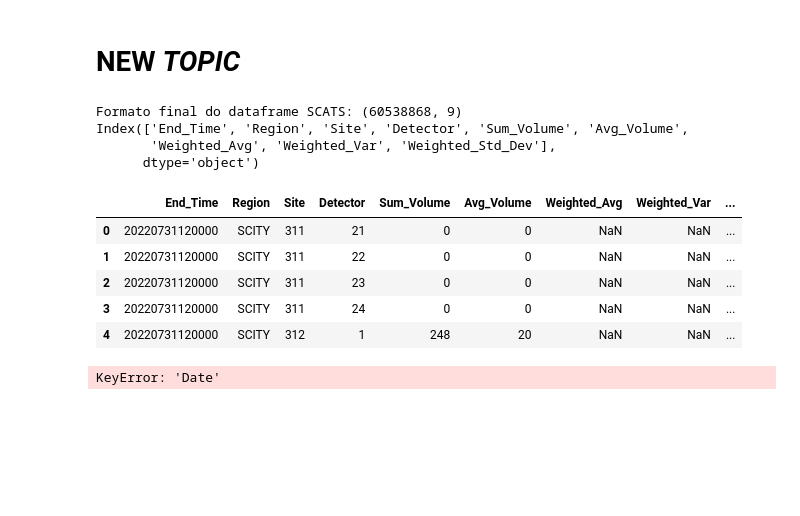
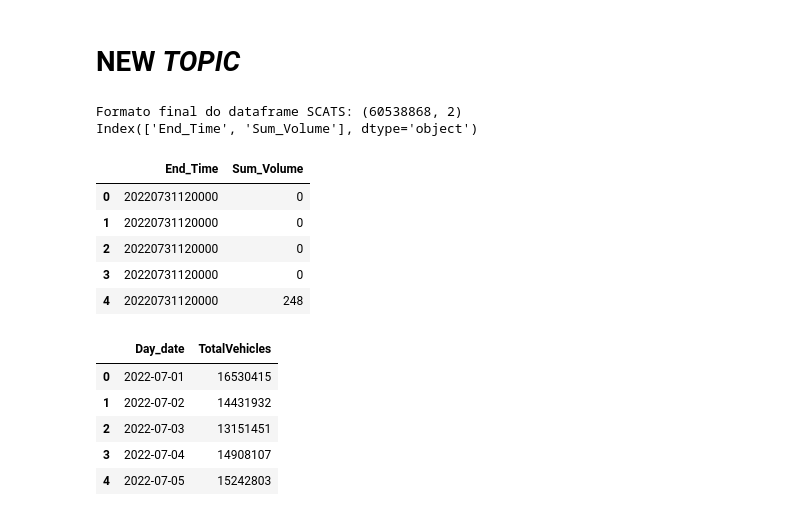
Before and after one commit to GiselleMelo/Ubiquity, a Jupyter notebook: projeto.ipynb, the cells around one changed output. Drawn from its saved outputs; the diff is of its cells as text; code cells hidden in the pictures; blank space fills up the shorter version.

```diff
--- a/projeto.ipynb
+++ b/projeto.ipynb
@@ -705,63 +705,59 @@ Although the observed correlations were generally weak to moderate, the results
 # %%
 import pandas as pd
 import os
 
 # Lista com os nomes dos arquivos SCATS
 scats_files = [
     'SCATSJuly2022.csv',
     'SCATSAugust2022.csv',
     'SCATSSeptember2022.csv',
     'SCATSOctober2022.csv',
     'SCATSNovember2022.csv',
     'SCATSDecember2022.csv'
 ]
 
 # Lista para armazenar os dataframes
 dfs = []
 
 # Loop para carregar cada arquivo e adicionar à lista
 for file in scats_files:
-    df = pd.read_csv(file)
+    df = pd.read_csv(file, usecols=['End_Time', 'Sum_Volume'])
     dfs.append(df)
 
 # Concatenar todos os dataframes em um único dataframe
 scats_all = pd.concat(dfs, ignore_index=True)
 
 # Exibir informações básicas do dataframe concatenado
 print("Formato final do dataframe SCATS:", scats_all.shape)
 print(scats_all.columns)
 scats_all.head()
 # %% [output]
-Formato final do dataframe SCATS: (60538868, 9)
-Index(['End_Time', 'Region', 'Site', 'Detector', 'Sum_Volume', 'Avg_Volume',
-       'Weighted_Avg', 'Weighted_Var', 'Weighted_Std_Dev'],
-      dtype='object')
+Formato final do dataframe SCATS: (60538868, 2)
+Index(['End_Time', 'Sum_Volume'], dtype='object')
-|  | End_Time | Region | Site | Detector | Sum_Volume | Avg_Volume | Weighted_Avg | Weighted_Var | ... |
-| 0 | 20220731120000 | SCITY | 311 | 21 | 0 | 0 | NaN | NaN | ... |
-| 1 | 20220731120000 | SCITY | 311 | 22 | 0 | 0 | NaN | NaN | ... |
-| 2 | 20220731120000 | SCITY | 311 | 23 | 0 | 0 | NaN | NaN | ... |
-| 3 | 20220731120000 | SCITY | 311 | 24 | 0 | 0 | NaN | NaN | ... |
-| 4 | 20220731120000 | SCITY | 312 | 1 | 248 | 20 | NaN | NaN | ... |
+|  | End_Time | Sum_Volume |
+| 0 | 20220731120000 | 0 |
+| 1 | 20220731120000 | 0 |
+| 2 | 20220731120000 | 0 |
+| 3 | 20220731120000 | 0 |
+| 4 | 20220731120000 | 248 |
 # %%
 # Converter 'End_Time' para datetime (timestamp)
 import pandas as pd
 scats_all['End_Time'] = pd.to_datetime(scats_all['End_Time'], format='%Y%m%d%H%M%S')
 
 # Criar coluna 'Date' com apenas a data (sem hora)
-scats_all['Date'] = scats_all['End_Time'].dt.date
+scats_all['Day_date'] = scats_all['End_Time'].dt.date
 
 # Agrupar o volume de veículos por dia (soma diária)
-traffic_daily = scats_all.groupby(['Dggate'])['Sum_Volume'].sum().reset_index()
+traffic_daily = scats_all.groupby(['Day_date'])['Sum_Volume'].sum().reset_index()
 traffic_daily.rename(columns={'Sum_Volume': 'TotalVehicles'}, inplace=True)
 
 # Exibir o resultado
 traffic_daily.head()
+# %% [output]
+|  | Day_date | TotalVehicles |
+| 0 | 2022-07-01 | 16530415 |
+| 1 | 2022-07-02 | 14431932 |
+| 2 | 2022-07-03 | 13151451 |
+| 3 | 2022-07-04 | 14908107 |
+| 4 | 2022-07-05 | 15242803 |
-# %%
-# Agrupar o volume de veículos por dia (soma diária)
-traffic_daily = scats_all.groupby(['Date'])['Sum_Volume'].sum().reset_index()
-traffic_daily.rename(columns={'Sum_Volume': 'TotalVehicles'}, inplace=True)
-
-# Exibir as primeiras linhas do tráfego diário
-traffic_daily.head()
-# %% [output]
-KeyError: 'Date'
```
Also changed, not shown: parts of 7 cells of this notebook.
